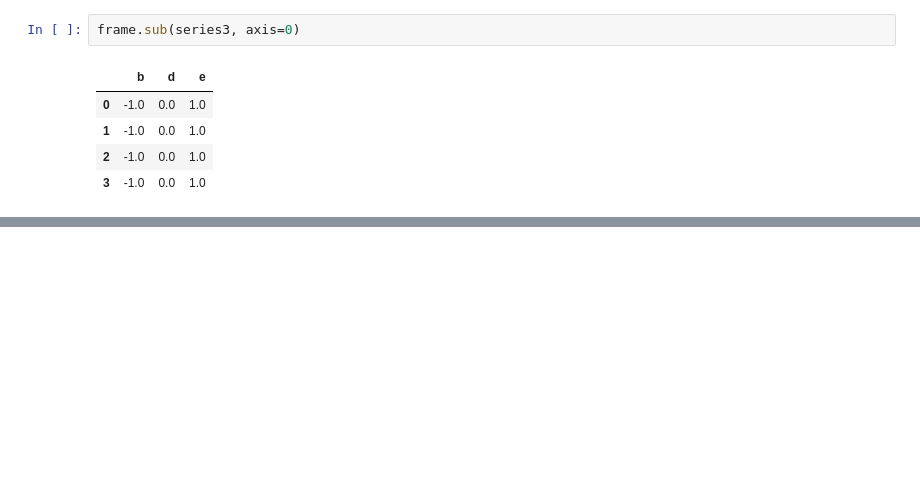
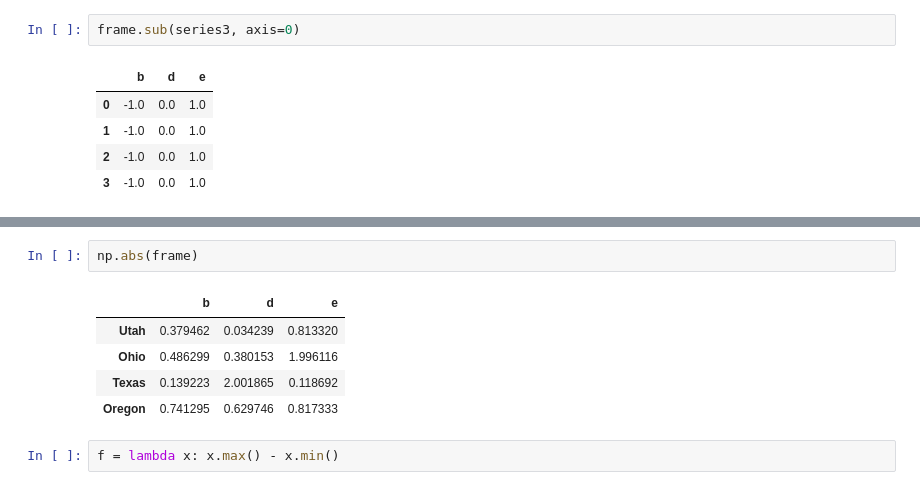
Before and after one commit to zhzhzh/PyDataLean, a Jupyter notebook: pydata_ch05_1.ipynb, the cells around one changed output, grey strips where cells are left out. Drawn from its saved outputs; the diff is of its cells as text; blank space fills up the shorter version.

```diff
--- a/pydata_ch05_1.ipynb
+++ b/pydata_ch05_1.ipynb
@@ -884,0 +896,10 @@ frame.sub(series3, axis=0)
+# %%
+np.abs(frame)
+# %% [output]
+|  | b | d | e |
+| Utah | 0.379462 | 0.034239 | 0.813320 |
+| Ohio | 0.486299 | 0.380153 | 1.996116 |
+| Texas | 0.139223 | 2.001865 | 0.118692 |
+| Oregon | 0.741295 | 0.629746 | 0.817333 |
+# %%
+f = lambda x: x.max() - x.min()
```
Also changed, not shown: parts of 35 cells of this notebook.
